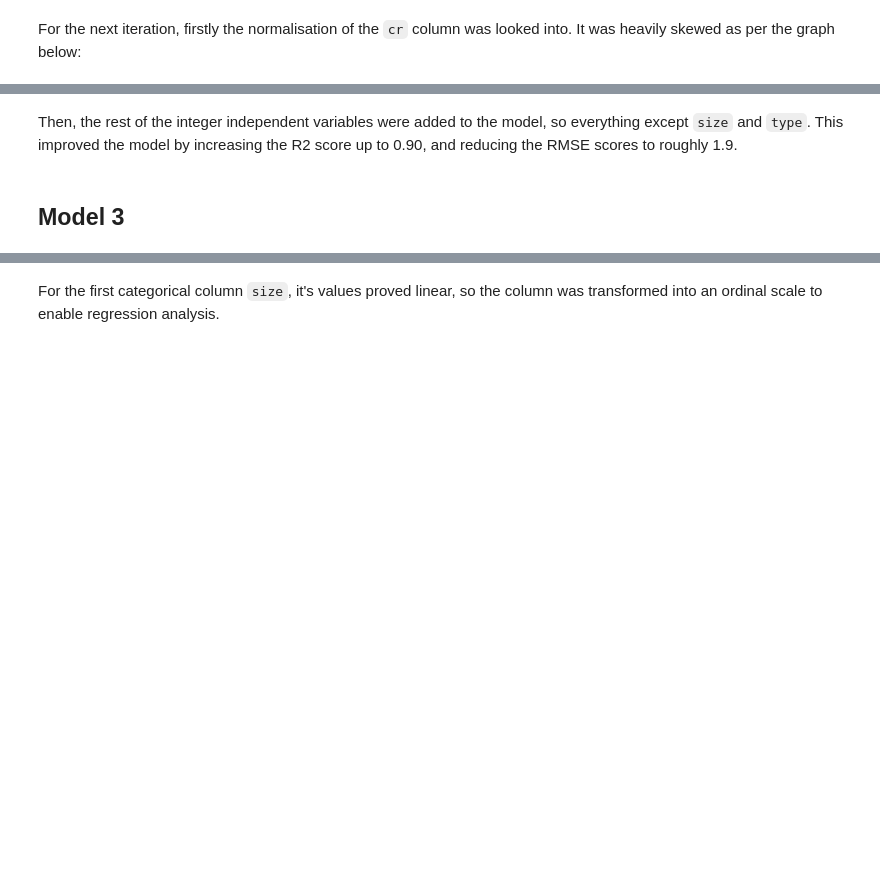
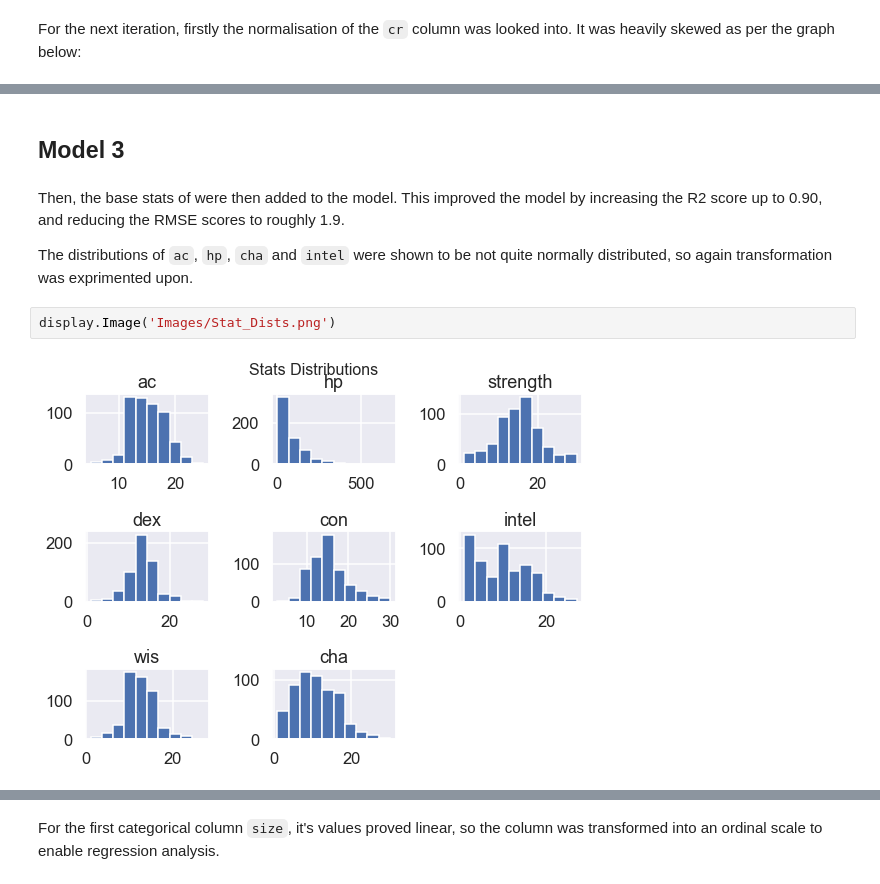
Before and after one commit to MossyJossy/Capstone-DnD-Monsters, a Jupyter notebook: DnD Challenge Rating Prediction Notebook.ipynb, the cells around one changed output, grey strips where cells are left out. Drawn from its saved outputs; the diff is of its cells as text; blank space fills up the shorter version.

```diff
--- a/DnD Challenge Rating Prediction Notebook.ipynb
+++ b/DnD Challenge Rating Prediction Notebook.ipynb
@@ -132,4 +89,10 @@ display.Image('Images/Clog_hist.png')
-# %% [markdown]
-Then, the rest of the integer independent variables were added to the model, so everything except `size` and `type`. This improved the model by increasing the R2 score up to 0.90, and reducing the RMSE scores to roughly 1.9.
 # %% [markdown]
 ## Model 3
+# %% [markdown]
+Then, the base stats of were then added to the model. This improved the model by increasing the R2 score up to 0.90, and reducing the RMSE scores to roughly 1.9.
+
+The distributions of `ac`, `hp`, `cha` and `intel` were shown to be not quite normally distributed, so again transformation was exprimented upon.
+# %%
+display.Image('Images/Stat_Dists.png')
+# %% [output]
+[figure, added]
```
Also changed, not shown: parts of 36 cells of this notebook, 12 other files.
